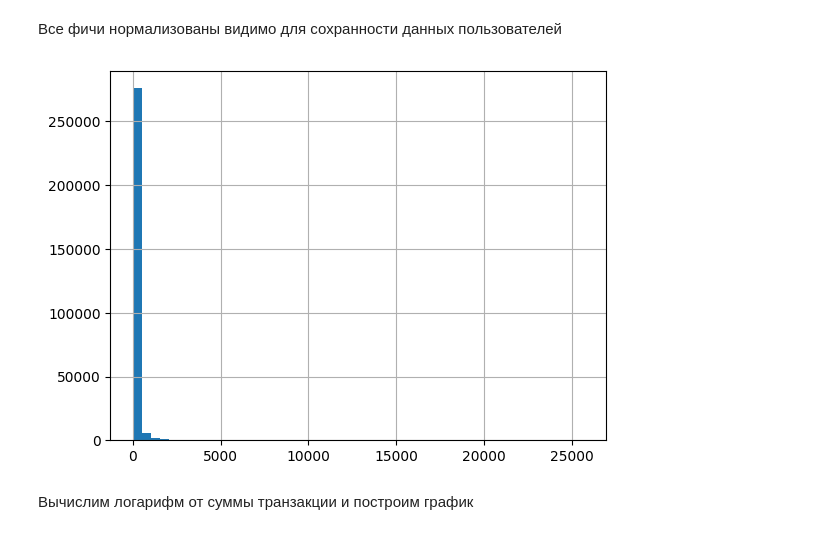
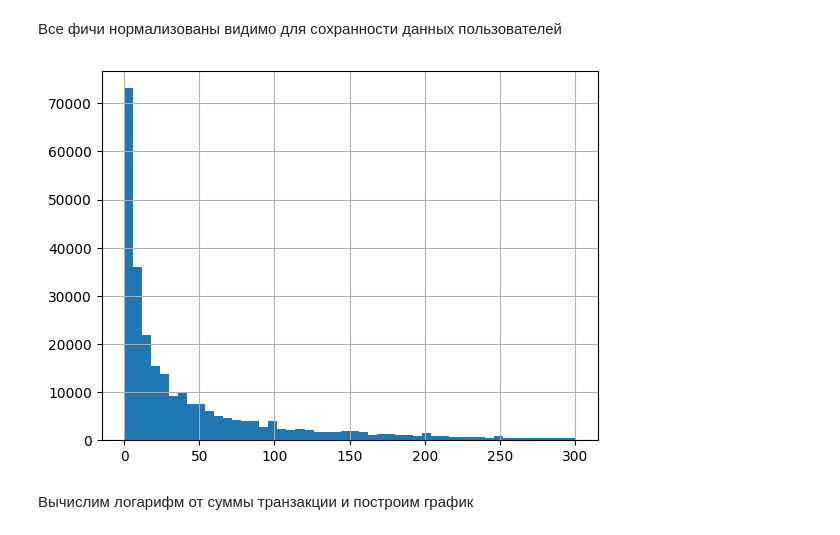
Before and after one commit to nokiroki/Coursework_copy, a Jupyter notebook: notebooks/EDA.ipynb, the cells around one changed output. Saved outputs shown, nothing was run; the diff lists cells and outputs as text; code cells hidden in the pictures.

```diff
--- a/notebooks/EDA.ipynb
+++ b/notebooks/EDA.ipynb
@@ -33,9 +33,9 @@ df.iloc[:, 1:-2].hist(figsize=(20, 16), bins=50);
 # %% [markdown]
 Все фичи нормализованы видимо для сохранности данных пользователей
 # %%
-df['Amount'].hist(bins=50);
+df[df['Amount'] < 300]['Amount'].hist(bins=50);
 # %% [output]
-[figure, old version]
+[figure, new version]
 # %% [markdown]
 Вычислим логарифм от суммы транзакции и построим график
 # %%
```
Also changed, not shown: parts of 2 cells of this notebook, 1 other file.
